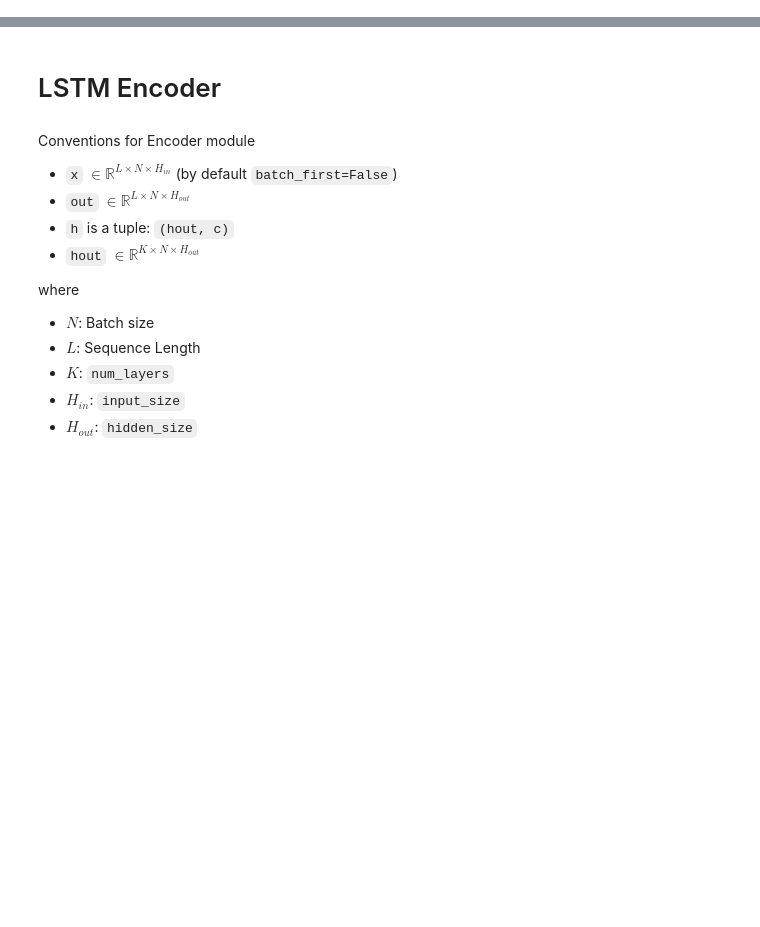
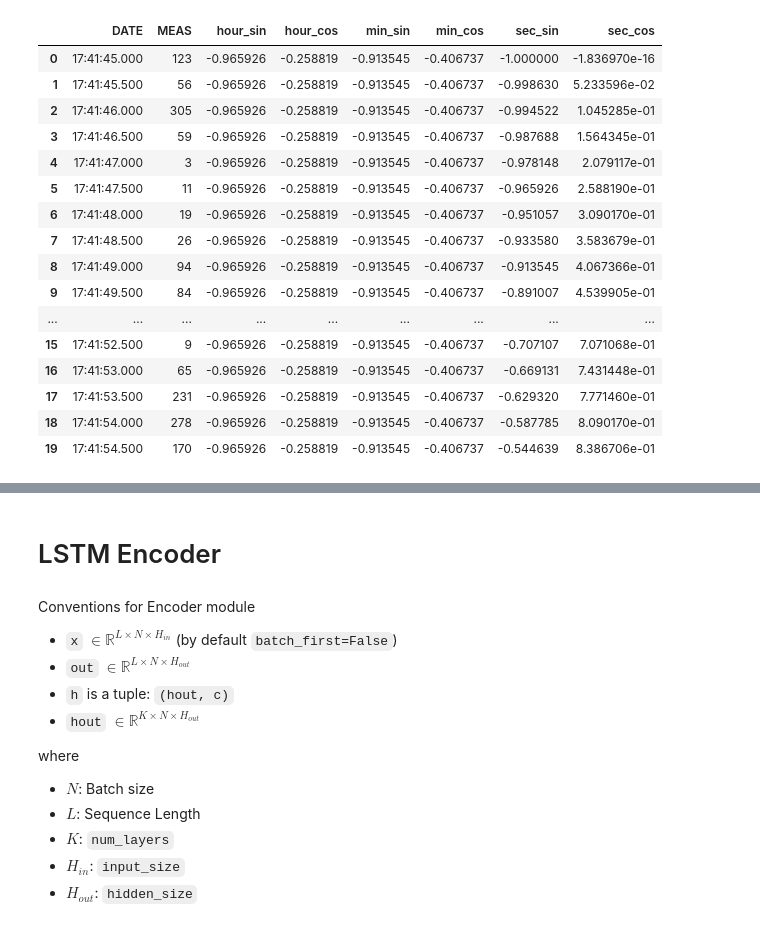
Before and after one commit to jdvillegasg/datascienceblog, a Jupyter notebook: notebooks/encdec.ipynb, the cells around one changed output, grey strips where cells are left out. Saved outputs shown, nothing was run; the diff lists cells and outputs as text; code cells hidden in the pictures; blank space fills up the shorter version.

```diff
--- a/notebooks/encdec.ipynb
+++ b/notebooks/encdec.ipynb
@@ -7,0 +10,47 @@ import matplotlib.pyplot as plt
+# %%
+directory = "/home/julian/Documents/Github/datascienceblog/data/local-methane-data-diego/2ndVisit/txt"
+
+all_data = pd.DataFrame()
+
+for filename in os.listdir(directory):
+    if filename.endswith('.txt'):
+        file_path = os.path.join(directory, filename)
+        df = pd.read_csv(file_path)
+        df = df.iloc[:, [0,1]]
+        all_data = pd.concat([all_data, df])
+
+all_data.sort_values(by=all_data.columns[0], inplace=True)
+#all_data.to_csv("merged_methane_meas.csv", index=False, header=True)
+
+all_data['hour'] = all_data['DATE'].apply(lambda x: int(float(x.split(":")[0])))
+all_data['min'] = all_data['DATE'].apply(lambda x: int(float(x.split(":")[1])))
+all_data['sec'] = all_data['DATE'].apply(lambda x: float(x.split(":")[2]))
+
+all_data['hour_sin'] = np.sin(2 * np.pi * all_data['hour']/24)
+all_data['hour_cos'] = np.cos(2 * np.pi * all_data['hour']/24)
+all_data['min_sin'] = np.sin(2 * np.pi * all_data['min']/60)
+all_data['min_cos'] = np.cos(2 * np.pi * all_data['min']/60)
+all_data['sec_sin'] = np.sin(2 * np.pi * all_data['sec']/60)
+all_data['sec_cos'] = np.cos(2 * np.pi * all_data['sec']/60)
+
+all_data.drop(columns=['hour', 'min', 'sec'], inplace=True)
+
+all_data.head(20)
+# %% [output]
+|  | DATE | MEAS | hour_sin | hour_cos | min_sin | min_cos | sec_sin | sec_cos |
+| 0 | 17:41:45.000 | 123 | -0.965926 | -0.258819 | -0.913545 | -0.406737 | -1.000000 | -1.836970e-16 |
+| 1 | 17:41:45.500 | 56 | -0.965926 | -0.258819 | -0.913545 | -0.406737 | -0.998630 | 5.233596e-02 |
+| 2 | 17:41:46.000 | 305 | -0.965926 | -0.258819 | -0.913545 | -0.406737 | -0.994522 | 1.045285e-01 |
+| 3 | 17:41:46.500 | 59 | -0.965926 | -0.258819 | -0.913545 | -0.406737 | -0.987688 | 1.564345e-01 |
+| 4 | 17:41:47.000 | 3 | -0.965926 | -0.258819 | -0.913545 | -0.406737 | -0.978148 | 2.079117e-01 |
+| 5 | 17:41:47.500 | 11 | -0.965926 | -0.258819 | -0.913545 | -0.406737 | -0.965926 | 2.588190e-01 |
+| 6 | 17:41:48.000 | 19 | -0.965926 | -0.258819 | -0.913545 | -0.406737 | -0.951057 | 3.090170e-01 |
+| 7 | 17:41:48.500 | 26 | -0.965926 | -0.258819 | -0.913545 | -0.406737 | -0.933580 | 3.583679e-01 |
+| 8 | 17:41:49.000 | 94 | -0.965926 | -0.258819 | -0.913545 | -0.406737 | -0.913545 | 4.067366e-01 |
+| 9 | 17:41:49.500 | 84 | -0.965926 | -0.258819 | -0.913545 | -0.406737 | -0.891007 | 4.539905e-01 |
+| ... | ... | ... | ... | ... | ... | ... | ... | ... |
+| 15 | 17:41:52.500 | 9 | -0.965926 | -0.258819 | -0.913545 | -0.406737 | -0.707107 | 7.071068e-01 |
+| 16 | 17:41:53.000 | 65 | -0.965926 | -0.258819 | -0.913545 | -0.406737 | -0.669131 | 7.431448e-01 |
+| 17 | 17:41:53.500 | 231 | -0.965926 | -0.258819 | -0.913545 | -0.406737 | -0.629320 | 7.771460e-01 |
+| 18 | 17:41:54.000 | 278 | -0.965926 | -0.258819 | -0.913545 | -0.406737 | -0.587785 | 8.090170e-01 |
+| 19 | 17:41:54.500 | 170 | -0.965926 | -0.258819 | -0.913545 | -0.406737 | -0.544639 | 8.386706e-01 |
```
Also changed, not shown: parts of 23 cells of this notebook, 12 other files.
